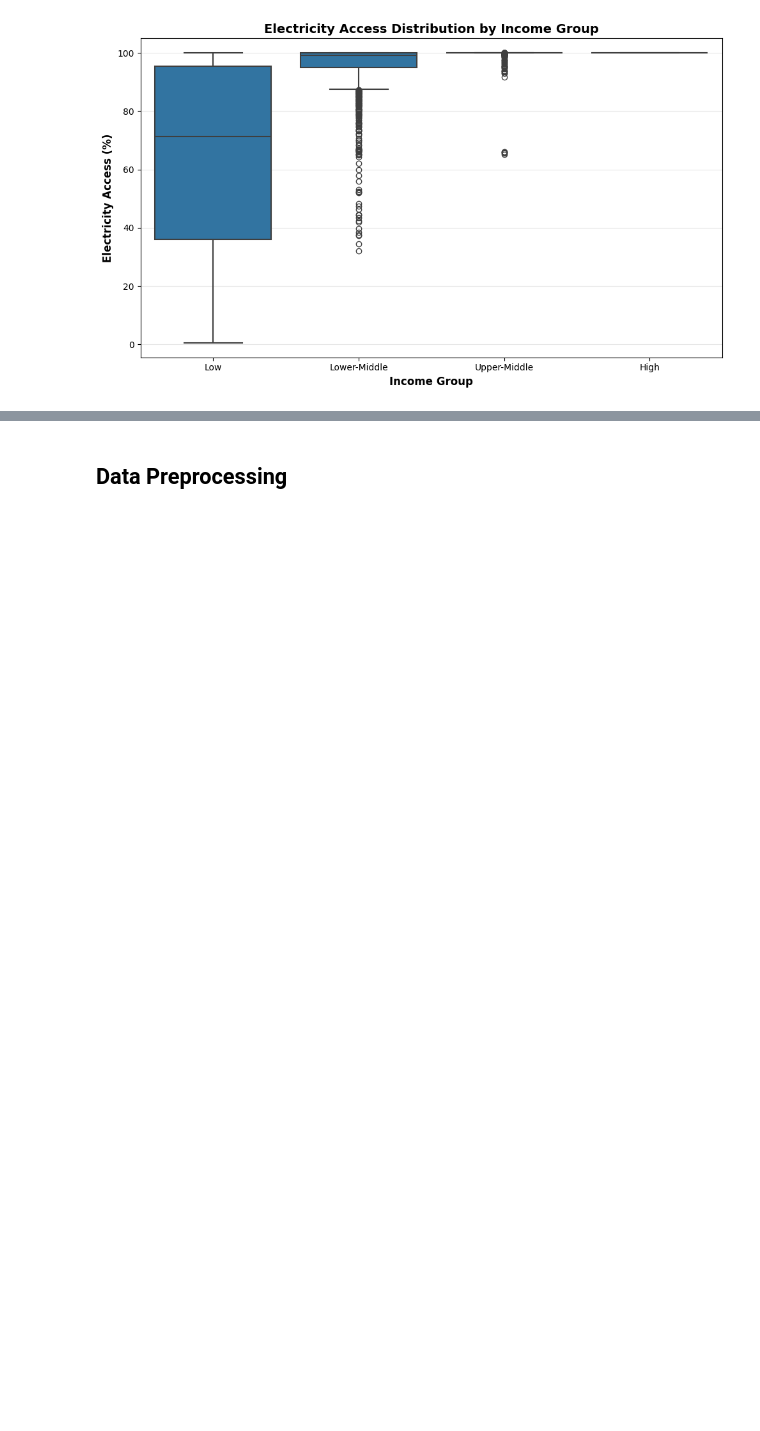
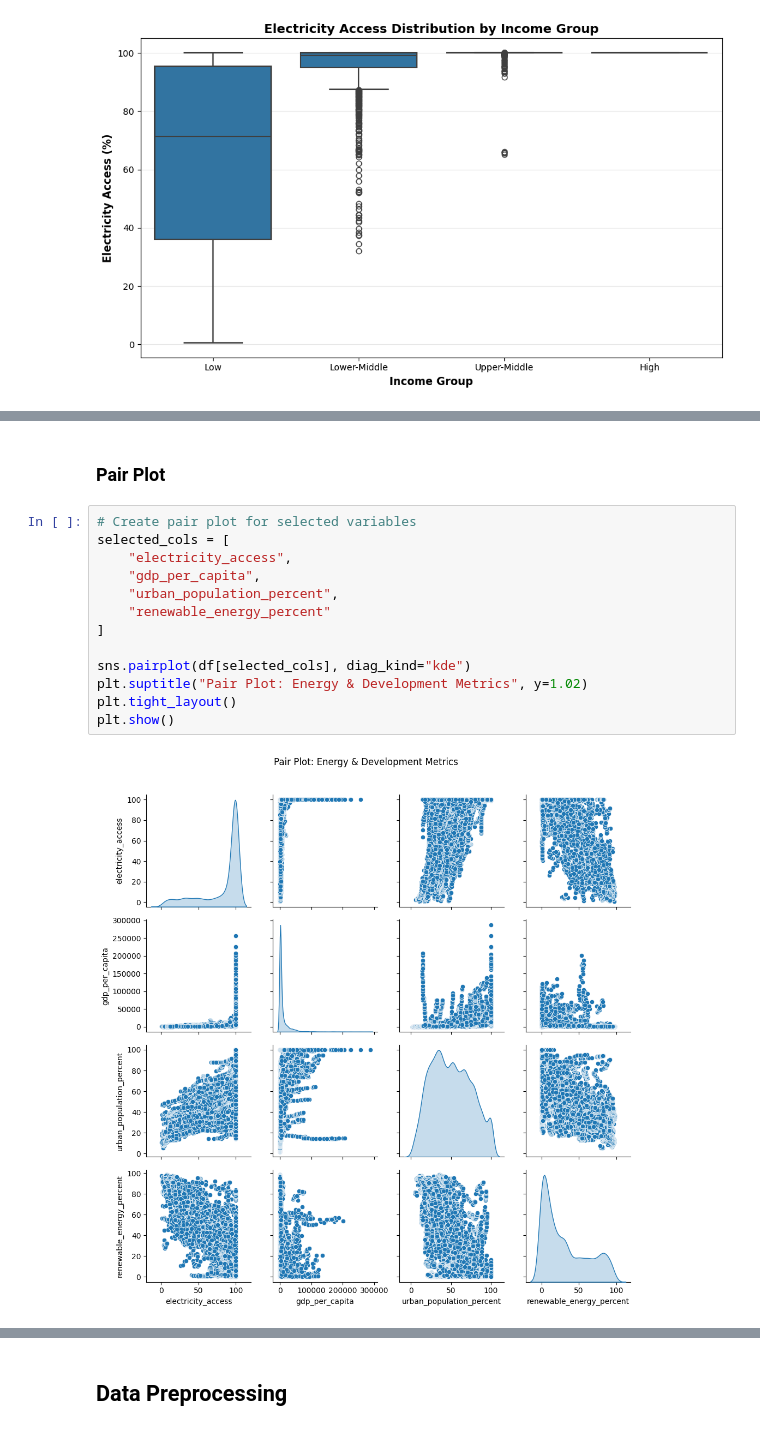
Before and after one commit to npydipati/CAP5771_npydipati, a Jupyter notebook: energy_poverty_prediction.ipynb, the cells around one changed output, grey strips where cells are left out. Cells and saved outputs as stored; diff of their text form; blank space fills up the shorter version.

```diff
--- a/energy_poverty_prediction.ipynb
+++ b/energy_poverty_prediction.ipynb
@@ -713,0 +827,17 @@ conn.close()
+# %% [markdown]
+### Pair Plot
+# %%
+# Create pair plot for selected variables
+selected_cols = [
+    "electricity_access",
+    "gdp_per_capita",
+    "urban_population_percent",
+    "renewable_energy_percent"
+]
+
+sns.pairplot(df[selected_cols], diag_kind="kde")
+plt.suptitle("Pair Plot: Energy & Development Metrics", y=1.02)
+plt.tight_layout()
+plt.show()
+# %% [output]
+[figure, added]
```
Also changed, not shown: parts of 18 cells of this notebook, 4 other files.
